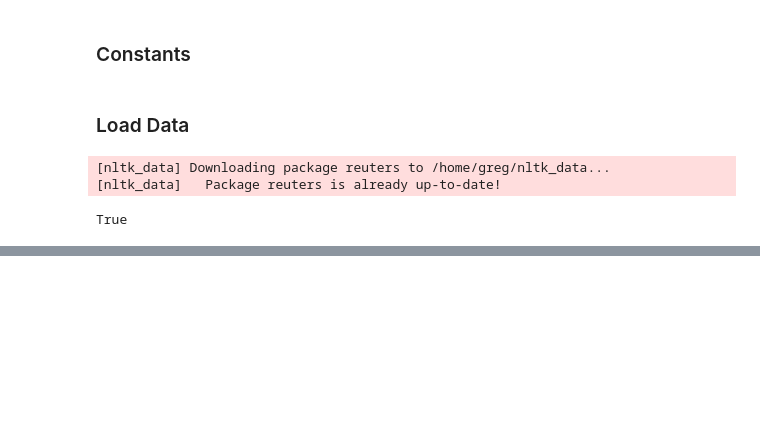
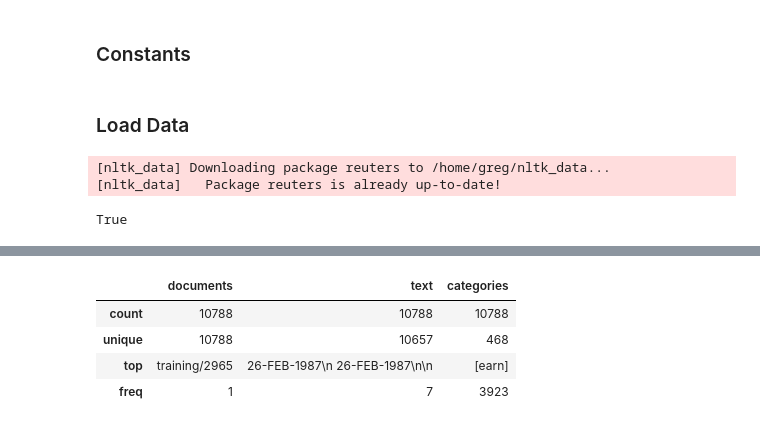
Before and after one commit to jgdelrio/tutorials, a Jupyter notebook: TextMining/10_Job_Classification.ipynb, the cells around one changed output, grey strips where cells are left out. Cells and saved outputs as stored; diff of their text form; code cells hidden in the pictures; blank space fills up the shorter version.

```diff
--- a/TextMining/10_Job_Classification.ipynb
+++ b/TextMining/10_Job_Classification.ipynb
@@ -109,0 +128,8 @@ Coordinates on the other side is almost completely null values.
+# %%
+df.describe()
+# %% [output]
+|  | documents | text | categories |
+| count | 10788 | 10788 | 10788 |
+| unique | 10788 | 10657 | 468 |
+| top | training/2965 | 26-FEB-1987\n 26-FEB-1987\n\n | [earn] |
+| freq | 1 | 7 | 3923 |
```
Also changed, not shown: parts of 13 cells of this notebook, 3 other files.
